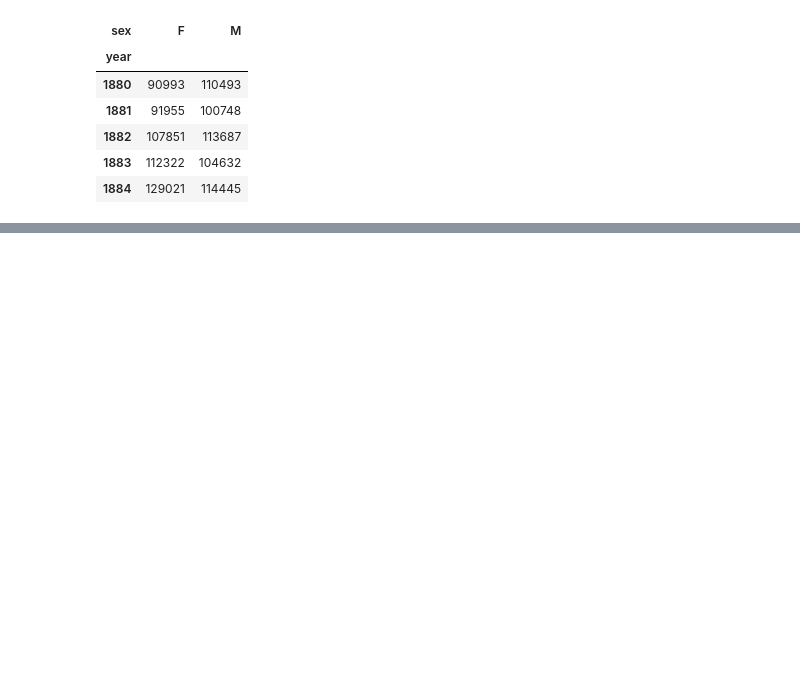
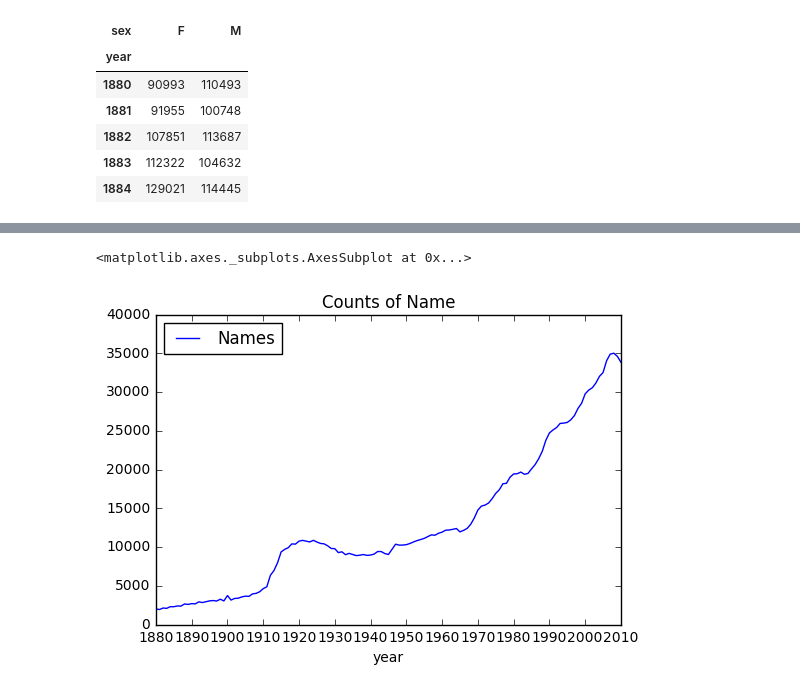
Before and after one commit to woosa7/PythonDataAnalytics, a Jupyter notebook: pandas/pydata02_3.ipynb, the cells around one changed output, grey strips where cells are left out. Saved outputs shown, nothing was run; the diff lists cells and outputs as text; code cells hidden in the pictures; blank space fills up the shorter version.

```diff
--- a/pandas/pydata02_3.ipynb
+++ b/pandas/pydata02_3.ipynb
@@ -97,0 +102,5 @@ total_births.plot(title='Total births by sex and year')
+# %%
+ysGrouped = names.groupby(['year', 'sex'])
+# z.groups
+for name, group in ysGrouped:
+    print(name)
@@ -97,0 +252,7 @@ total_births.plot(title='Total births by sex and year')
+# %%
+nameCounts = pd.DataFrame(names.groupby('year').size())
+nameCounts.columns = ['Names']
+nameCounts.plot(title='Counts of Name', yticks=np.linspace(0, 40000, 9), xticks=range(1880, 2020, 10))
+# %% [output]
+<matplotlib.axes._subplots.AxesSubplot at 0x...>
+[figure, added]
```
Also changed, not shown: parts of 36 cells of this notebook.
